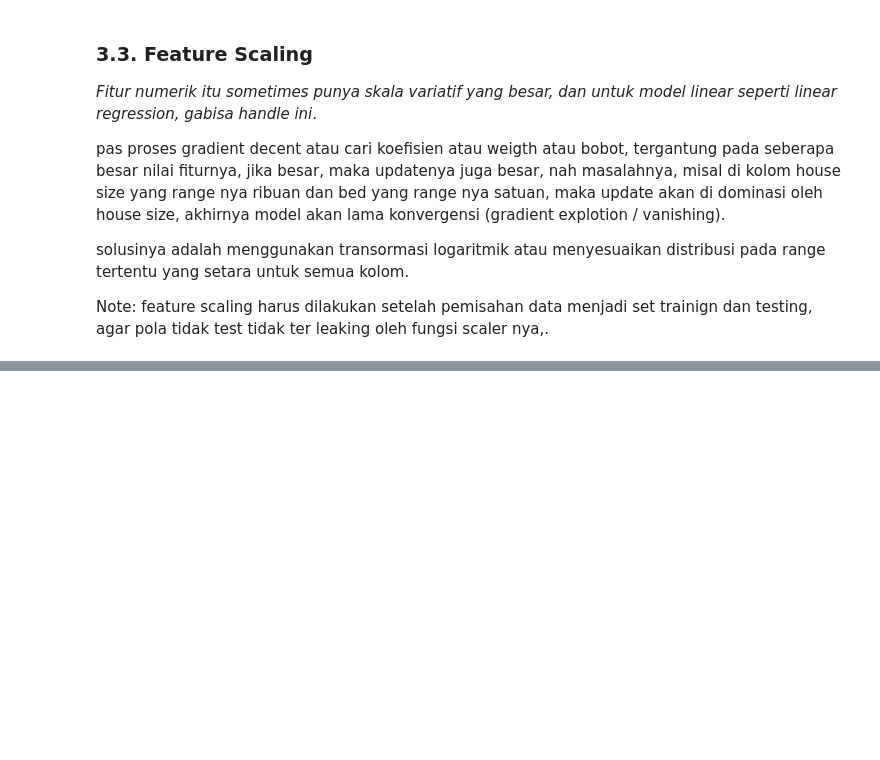
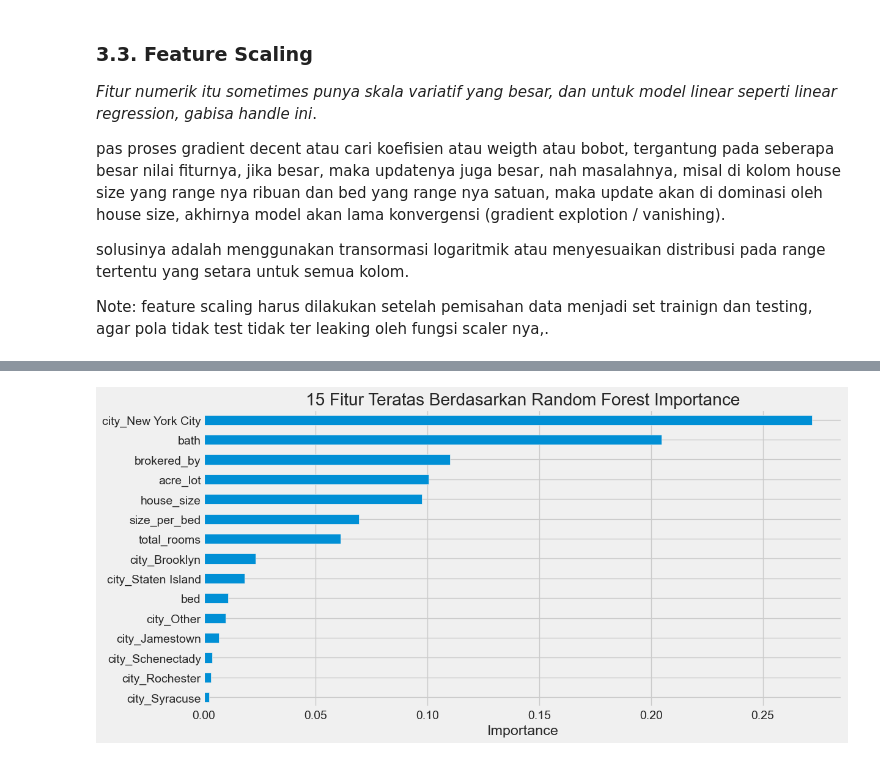
Before and after one commit to Ryanakml/House-Price-Prediction, a Jupyter notebook: house_price_prediction.ipynb, the cells around one changed output, grey strips where cells are left out. Drawn from its saved outputs; the diff is of its cells as text; code cells hidden in the pictures; blank space fills up the shorter version.

```diff
--- a/house_price_prediction.ipynb
+++ b/house_price_prediction.ipynb
@@ -531,0 +624,19 @@ Collecting scikit-learn==1.3.2
+# %%
+# 2. Model-based Importance menggunakan Random Forest
+from sklearn.ensemble import RandomForestRegressor
+
+# Latih model Random Forest sederhana
+rf = RandomForestRegressor(n_estimators=100, random_state=42, n_jobs=-1)
+rf.fit(X_train_scaled, y_train)
+
+# Dapatkan dan visualisasikan feature importances
+importances = pd.Series(rf.feature_importances_, index=X_train_scaled.columns)
+top_importances = importances.sort_values(ascending=False).head(15)
+
+plt.figure(figsize=figsize)
+top_importances.sort_values(ascending=True).plot(kind='barh')
+plt.title('15 Fitur Teratas Berdasarkan Random Forest Importance')
+plt.xlabel('Importance')
+plt.show()
+# %% [output]
+[figure, added]
```
Also changed, not shown: parts of 26 cells of this notebook.
